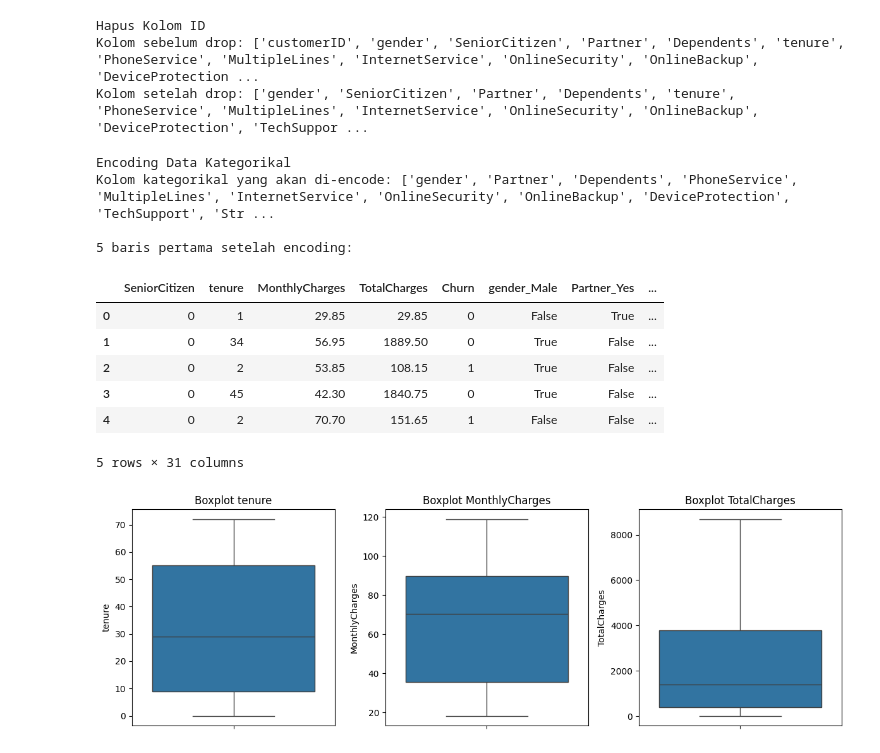
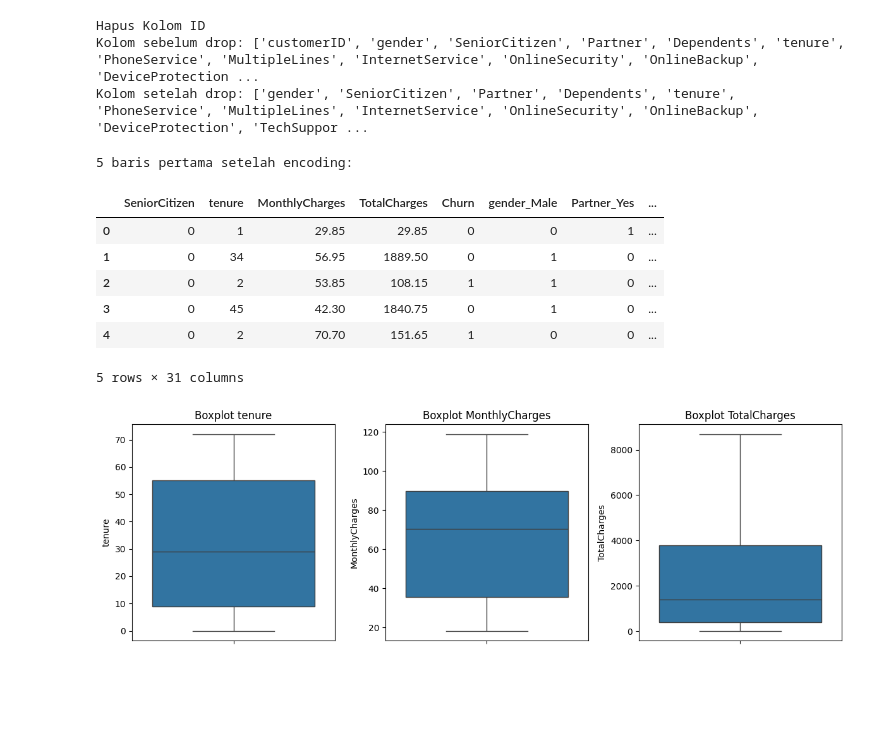
Before and after one commit to anggitapradnya/Eksperimen, a Jupyter notebook: preprocessing/Eksperimen_Ni-Kadek-Anggita-Pradnya-Dewi.ipynb, the cells around one changed output. Cells and saved outputs as stored; diff of their text form; code cells hidden in the pictures; blank space fills up the shorter version.

```diff
--- a/preprocessing/Eksperimen_Ni-Kadek-Anggita-Pradnya-Dewi.ipynb
+++ b/preprocessing/Eksperimen_Ni-Kadek-Anggita-Pradnya-Dewi.ipynb
@@ -217,28 +217,25 @@ Hapus Kolom ID
 Kolom sebelum drop: ['customerID', 'gender', 'SeniorCitizen', 'Partner', 'Dependents', 'tenure', 'PhoneService', 'MultipleLines', 'InternetService', 'OnlineSecurity', 'OnlineBackup', 'DeviceProtection ...
 Kolom setelah drop: ['gender', 'SeniorCitizen', 'Partner', 'Dependents', 'tenure', 'PhoneService', 'MultipleLines', 'InternetService', 'OnlineSecurity', 'OnlineBackup', 'DeviceProtection', 'TechSuppor ...
 # %%
-print("Encoding Data Kategorikal")
-
+# Target
 df['Churn'] = df['Churn'].map({'Yes':1, 'No':0})
 
 categorical_cols = df.select_dtypes(include=['object']).columns
-print("Kolom kategorikal yang akan di-encode:", list(categorical_cols))
+df = pd.get_dummies(df, columns=categorical_cols, drop_first=True)
 
-df = pd.get_dummies(df, columns=categorical_cols, drop_first=True)
+bool_cols = df.select_dtypes(include='bool').columns
+df[bool_cols] = df[bool_cols].astype(int)
 
 print("\n5 baris pertama setelah encoding:")
 (df.head())
 # %% [output]
-Encoding Data Kategorikal
-Kolom kategorikal yang akan di-encode: ['gender', 'Partner', 'Dependents', 'PhoneService', 'MultipleLines', 'InternetService', 'OnlineSecurity', 'OnlineBackup', 'DeviceProtection', 'TechSupport', 'Str ...
-
 5 baris pertama setelah encoding:
 |  | SeniorCitizen | tenure | MonthlyCharges | TotalCharges | Churn | gender_Male | Partner_Yes | ... |
-| 0 | 0 | 1 | 29.85 | 29.85 | 0 | False | True | ... |
-| 1 | 0 | 34 | 56.95 | 1889.50 | 0 | True | False | ... |
-| 2 | 0 | 2 | 53.85 | 108.15 | 1 | True | False | ... |
-| 3 | 0 | 45 | 42.30 | 1840.75 | 0 | True | False | ... |
-| 4 | 0 | 2 | 70.70 | 151.65 | 1 | False | False | ... |
+| 0 | 0 | 1 | 29.85 | 29.85 | 0 | 0 | 1 | ... |
+| 1 | 0 | 34 | 56.95 | 1889.50 | 0 | 1 | 0 | ... |
+| 2 | 0 | 2 | 53.85 | 108.15 | 1 | 1 | 0 | ... |
+| 3 | 0 | 45 | 42.30 | 1840.75 | 0 | 1 | 0 | ... |
+| 4 | 0 | 2 | 70.70 | 151.65 | 1 | 0 | 0 | ... |
 5 rows × 31 columns
 # %%
 numeric_cols = ['tenure', 'MonthlyCharges', 'TotalCharges']
```
Also changed, not shown: parts of 1 cell of this notebook.
